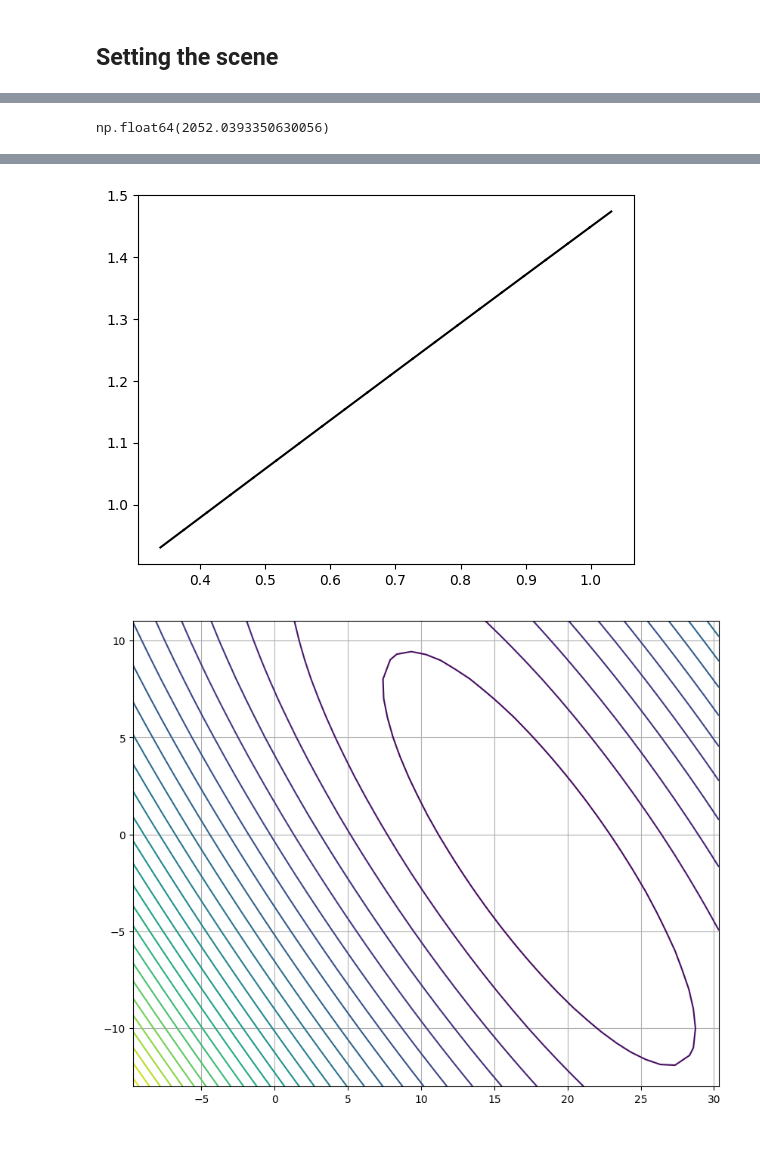
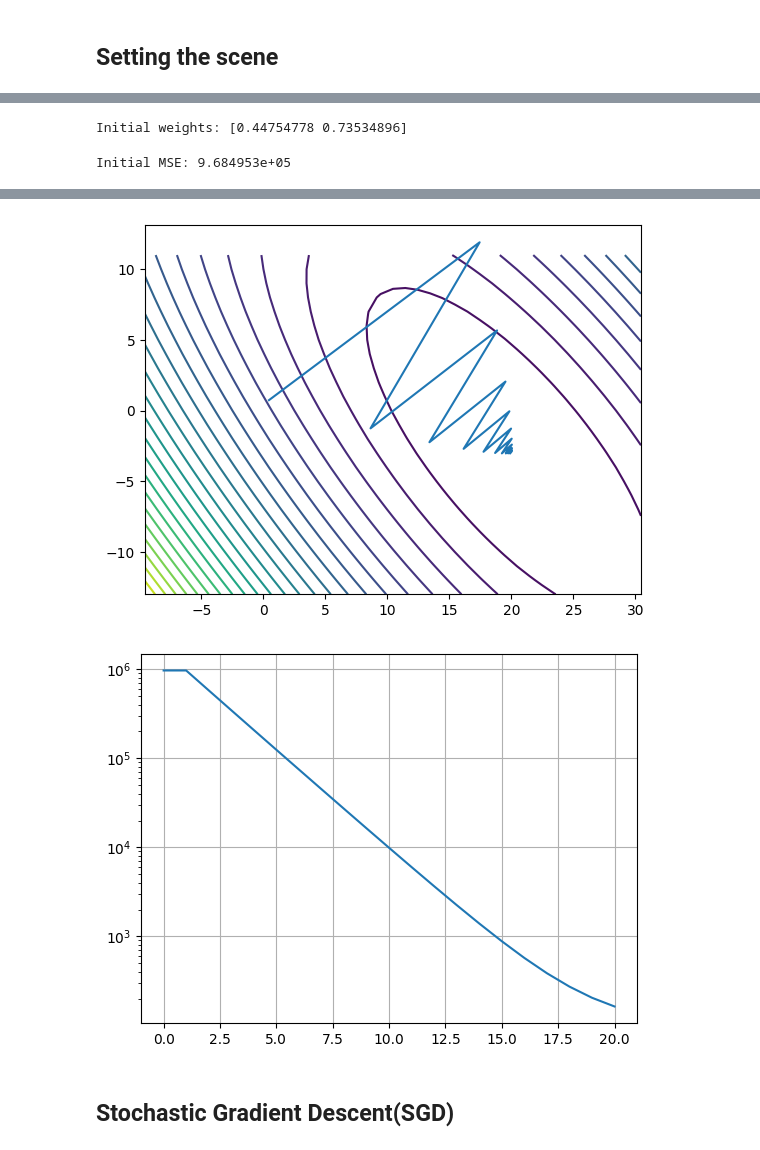
Before and after one commit to rexmolo/DeepLearning, a Jupyter notebook: A5.ipynb, the cells around one changed output, grey strips where cells are left out. Cells and saved outputs as stored; diff of their text form; code cells hidden in the pictures.

Commit message:
gradient descent works well

```diff
--- a/A5.ipynb
+++ b/A5.ipynb
@@ -16,7 +135,7 @@ importlib.reload(a5ut)
 np.random.seed(1)
 
 # Parameters
-N = 4
+N = 100
 a10 = 20
 a20 = -3
 
@@ -41,6 +160,6 @@ A, B = np.meshgrid(np.arange(1, N + 1, N / 10), np.arange(1, N + 1, N / 10))
 # Plotting function
 ff = lambda x1, x2: f(x1, x2, np.random.normal(0, 10))
 
-a5ut.plot3d(ff, A, B)
+plot3d(ff, A, B)
 plt.show()
 # %% [output]
@@ -48,6 +167,6 @@ plt.show()
 # %%
 m1 = lambda ws, x: ws[0] * x[0] + ws[1] * x[1]
-mse1 = lambda ws: a5ut.mse(ws, m1, XX, Y)
+mse1 = lambda ws: mse(ws, m1, XX, Y)
 # %%
 import numpy as np
 
@@ -60,10 +179,14 @@ _limit = np.sqrt(6 / (_in + _out))
 
 # Initialize weights using Glorot uniform distribution
 ws0 = np.random.uniform(-_limit, _limit, size=(2,))
+
+print("Initial weights:", ws0)
+# %% [output]
+Initial weights: [0.44754778 0.73534896]
 # %%
-mse1(ws0)
+print("Initial MSE:", f"{mse1(ws0):e}")
 # %% [output]
-np.float64(2052.0393350630056)
+Initial MSE: 9.684953e+05
 # %%
 gradients1 = [
     lambda ws, x: x[0],  # First gradient function returns the first element of x
@@ -72,6 +195,19 @@ gradients1 = [
 # %%
 
 f = lambda a, b: mse1([a, b])
+
+def plotCoutour(A, B, f):
+    plt.figure(figsize=(10, 8))
+    if not hasattr(f, 'vectorized'):
+        f_vec = np.vectorize(f)
+    else:
+        f_vec = f
+
+    # Apply function to each element in the meshgrid
+    Z = f_vec(A, B)
+    plt.contour(A, B, Z, levels=30)
+    plt.grid(True)
+    plt.show()
 
 # Create the meshgrid
 a_min = min(a10, ws0[0]) - 10
@@ -80,18 +216,22 @@ b_min = min(a20, ws0[1]) - 10
 b_max = max(a20, ws0[1]) + 10
 A, B = np.meshgrid(np.arange(a_min, a_max+1), np.arange(b_min, b_max+1))
 
-Z = a5ut.mse([A, B], m1, XX, Y)
+Z = mse([A, B], m1, XX, Y)
 
+# print(f"A shape: {A}")
+# print(f"B shape: {B}")
+# print(f"Z shape: {Z}")
 
-grad_loss = lambda ws: a5ut.grad_mse(ws, m1, gradients1, XX, Y)
+grad_loss = lambda ws: grad_mse(ws, m1, gradients1, XX, Y)
 
 
 # Run gradient descent
 K = 20
 learning_eps = 0.00015
 
+plt.contour(A, B, Z, levels=30)
 
-ws, history = a5ut.grad_desc_mse(
+ws, history, wsHistory = grad_desc_mse(
     K,
     ws0,
     learning_eps,
@@ -100,9 +240,14 @@ ws, history = a5ut.grad_desc_mse(
     verbose=True
 )
 
+# Plot the contour and the gradient descent path
+plt.plot(wsHistory[:, 0], wsHistory[:, 1], '-', label='Gradient Descent Path')
+plt.show()
 
-plt.figure(figsize=(10, 8))
-contours = plt.contour(A, B, Z, levels=30)
+# Plot the MSE history
+plt.plot(np.arange(len(history)), history, '-', label='MSE')
 plt.grid(True)
+plt.yscale('log')
+# plt.ylim(min(history)-10, max(history)+10)
 plt.show()
 # %% [output]
@@ -126,2 +254,4 @@ Iteration 19, MSE: 1794.3300980216084, Weights: [1.03139707 1.47387082]
-[figure, old version]
+[figure, new version]
-[figure, old version]
+[figure, new version]
+# %% [markdown]
+## Stochastic Gradient Descent(SGD)
```
Also changed, not shown: parts of 4 cells of this notebook, 1 other file.
